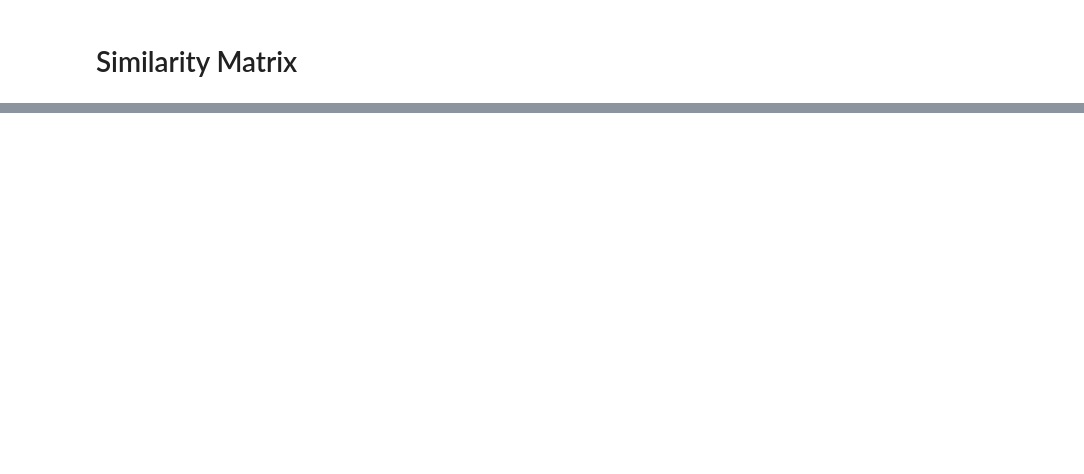
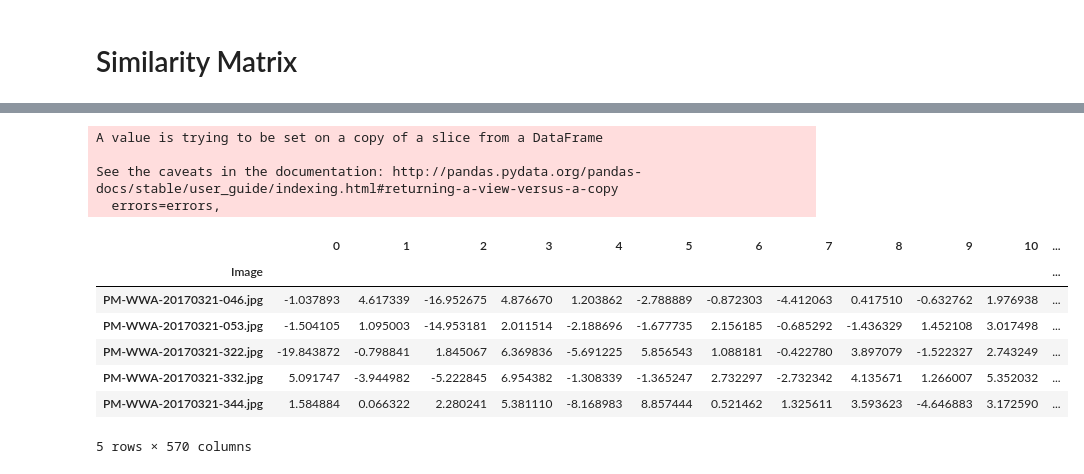
Before and after one commit to akuma527/IProjects, a Jupyter notebook: I&D_Whale/Baseline_Predictions.ipynb, the cells around one changed output, grey strips where cells are left out. Cells and saved outputs as stored; diff of their text form; code cells hidden in the pictures; blank space fills up the shorter version.

```diff
--- a/I&D_Whale/Baseline_Predictions.ipynb
+++ b/I&D_Whale/Baseline_Predictions.ipynb
@@ -70,3 +84,21 @@ df.to_csv('pca_df.csv')
+# %%
+test = k[k['type']=='test']
+test.drop(columns=['type'], inplace=True)
+test = test.set_index('Image')
+test.head()
+# %% [output]
+A value is trying to be set on a copy of a slice from a DataFrame
+
+See the caveats in the documentation: http://pandas.pydata.org/pandas-docs/stable/user_guide/indexing.html#returning-a-view-versus-a-copy
+  errors=errors,
+|  | 0 | 1 | 2 | 3 | 4 | 5 | 6 | 7 | 8 | 9 | 10 | ... |
+| Image |  |  |  |  |  |  |  |  |  |  |  | ... |
+| PM-WWA-20170321-046.jpg | -1.037893 | 4.617339 | -16.952675 | 4.876670 | 1.203862 | -2.788889 | -0.872303 | -4.412063 | 0.417510 | -0.632762 | 1.976938 | ... |
+| PM-WWA-20170321-053.jpg | -1.504105 | 1.095003 | -14.953181 | 2.011514 | -2.188696 | -1.677735 | 2.156185 | -0.685292 | -1.436329 | 1.452108 | 3.017498 | ... |
+| PM-WWA-20170321-322.jpg | -19.843872 | -0.798841 | 1.845067 | 6.369836 | -5.691225 | 5.856543 | 1.088181 | -0.422780 | 3.897079 | -1.522327 | 2.743249 | ... |
+| PM-WWA-20170321-332.jpg | 5.091747 | -3.944982 | -5.222845 | 6.954382 | -1.308339 | -1.365247 | 2.732297 | -2.732342 | 4.135671 | 1.266007 | 5.352032 | ... |
+| PM-WWA-20170321-344.jpg | 1.584884 | 0.066322 | 2.280241 | 5.381110 | -8.168983 | 8.857444 | 0.521462 | 1.325611 | 3.593623 | -4.646883 | 3.172590 | ... |
+5 rows × 570 columns
 # %%
 from scipy.spatial.distance import euclidean, pdist, squareform
 from sklearn.metrics.pairwise import cosine_similarity
```
Also changed, not shown: parts of 16 cells of this notebook.
